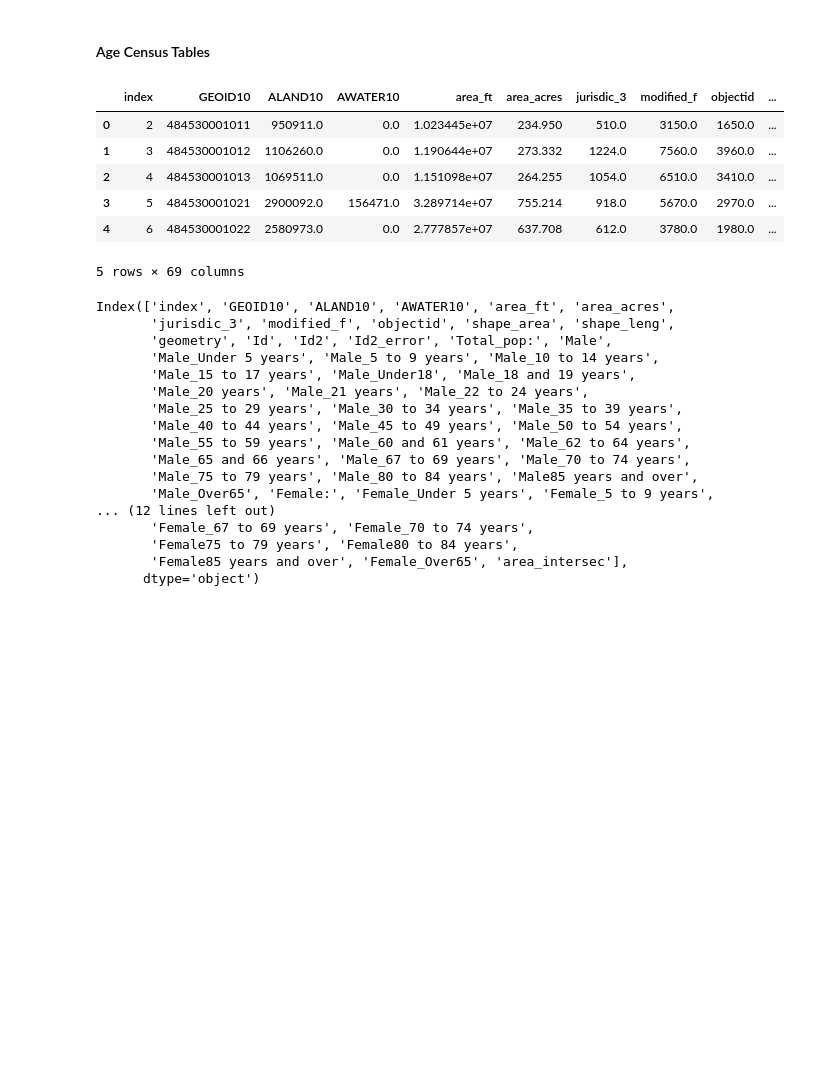
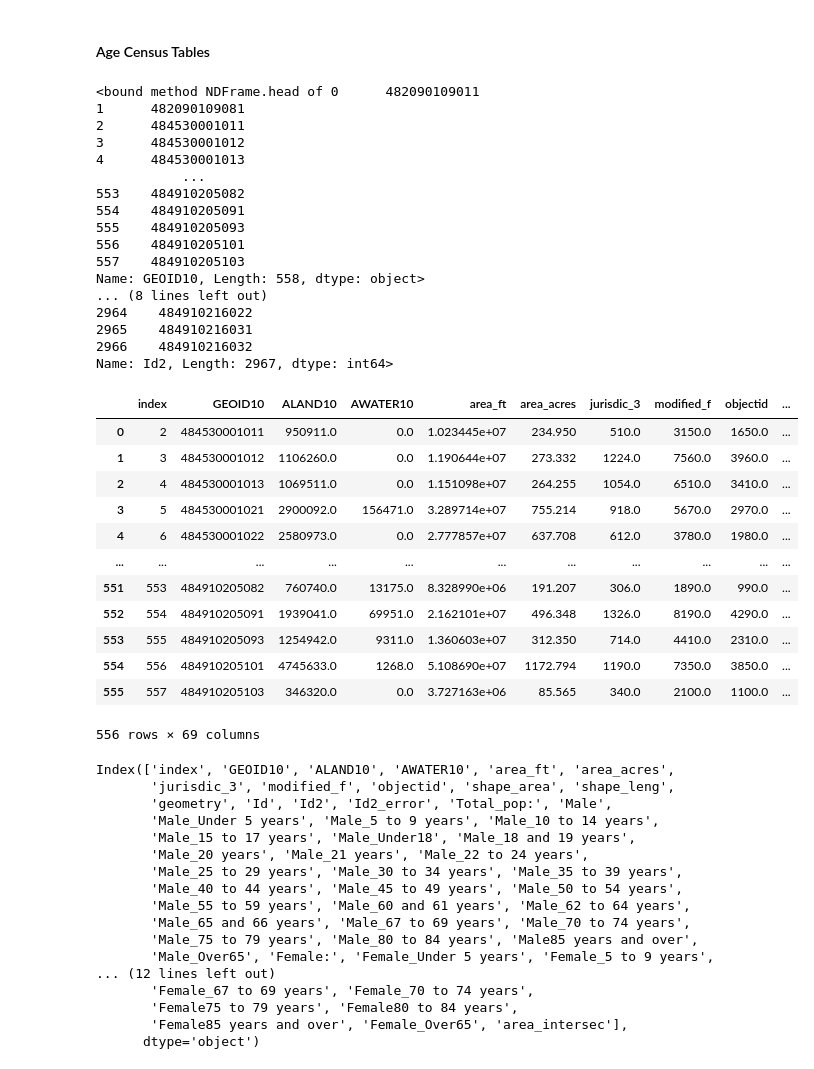
Before and after one commit to vsibarra/park-equity-atx, a Jupyter notebook: notebooks/1) Census Block Intersection with Study Area.ipynb, the cells around one changed output. Saved outputs shown, nothing was run; the diff lists cells and outputs as text; code cells hidden in the pictures; blank space fills up the shorter version.

```diff
--- a/notebooks/1) Census Block Intersection with Study Area.ipynb
+++ b/notebooks/1) Census Block Intersection with Study Area.ipynb
@@ -495,22 +506,25 @@ incomemerger.head()
 cbg = gpd.read_file(wd+"data/censusblockgroups/cbg.shp")
 agetable = pd.read_excel(wd+"data/censustables/ACS_17_5YR_age_sex.xlsx")
 
-cbgroups4 = cbg.copy()
+cbgroups = cbg.copy()
 age = agetable.copy()
-# print(cbgroups4['GEOID10'].head)
-# print(age['Id2'].head)
-
-age['Id2'] = age['Id2'].astype(str)
-
-agemerger = cbgroups4.merge(age, left_on='GEOID10', right_on='Id2', suffixes=('cbgroups4', 'age'))
-agemerger.crs
-agemerger['area_intersec'] = agemerger['geometry'].area
-agemerger.head()
+print(cbgroups4['GEOID10'].head)
+print(age['Id2'].head)
 # %% [output]
-|  | index | GEOID10 | ALAND10 | AWATER10 | area_ft | area_acres | jurisdic_3 | modified_f | objectid | ... |
-| 0 | 2 | 484530001011 | 950911.0 | 0.0 | 1.023445e+07 | 234.950 | 510.0 | 3150.0 | 1650.0 | ... |
-| 1 | 3 | 484530001012 | 1106260.0 | 0.0 | 1.190644e+07 | 273.332 | 1224.0 | 7560.0 | 3960.0 | ... |
-| 2 | 4 | 484530001013 | 1069511.0 | 0.0 | 1.151098e+07 | 264.255 | 1054.0 | 6510.0 | 3410.0 | ... |
-| 3 | 5 | 484530001021 | 2900092.0 | 156471.0 | 3.289714e+07 | 755.214 | 918.0 | 5670.0 | 2970.0 | ... |
-| 4 | 6 | 484530001022 | 2580973.0 | 0.0 | 2.777857e+07 | 637.708 | 612.0 | 3780.0 | 1980.0 | ... |
-5 rows × 69 columns
+<bound method NDFrame.head of 0      482090109011
+1      482090109081
+2      484530001011
+3      484530001012
+4      484530001013
+           ...
+553    484910205082
+554    484910205091
+555    484910205093
+556    484910205101
+557    484910205103
+Name: GEOID10, Length: 558, dtype: object>
+... (8 lines left out)
+2964    484910216022
+2965    484910216031
+2966    484910216032
+Name: Id2, Length: 2967, dtype: int64>
@@ -517,3 +533,22 @@ agemerger.head()
+# %%
+agemerger = cbgroups.merge(age, left_on='GEOID10', right_on='Id2', suffixes=('_cbgroups', '_age'))
+agemerger.crs
+agemerger['area_intersec'] = agemerger['geometry'].area
+agemerger
+# %% [output]
+|  | index | GEOID10 | ALAND10 | AWATER10 | area_ft | area_acres | jurisdic_3 | modified_f | objectid | ... |
+| 0 | 2 | 484530001011 | 950911.0 | 0.0 | 1.023445e+07 | 234.950 | 510.0 | 3150.0 | 1650.0 | ... |
+| 1 | 3 | 484530001012 | 1106260.0 | 0.0 | 1.190644e+07 | 273.332 | 1224.0 | 7560.0 | 3960.0 | ... |
+| 2 | 4 | 484530001013 | 1069511.0 | 0.0 | 1.151098e+07 | 264.255 | 1054.0 | 6510.0 | 3410.0 | ... |
+| 3 | 5 | 484530001021 | 2900092.0 | 156471.0 | 3.289714e+07 | 755.214 | 918.0 | 5670.0 | 2970.0 | ... |
+| 4 | 6 | 484530001022 | 2580973.0 | 0.0 | 2.777857e+07 | 637.708 | 612.0 | 3780.0 | 1980.0 | ... |
+| ... | ... | ... | ... | ... | ... | ... | ... | ... | ... | ... |
+| 551 | 553 | 484910205082 | 760740.0 | 13175.0 | 8.328990e+06 | 191.207 | 306.0 | 1890.0 | 990.0 | ... |
+| 552 | 554 | 484910205091 | 1939041.0 | 69951.0 | 2.162101e+07 | 496.348 | 1326.0 | 8190.0 | 4290.0 | ... |
+| 553 | 555 | 484910205093 | 1254942.0 | 9311.0 | 1.360603e+07 | 312.350 | 714.0 | 4410.0 | 2310.0 | ... |
+| 554 | 556 | 484910205101 | 4745633.0 | 1268.0 | 5.108690e+07 | 1172.794 | 1190.0 | 7350.0 | 3850.0 | ... |
+| 555 | 557 | 484910205103 | 346320.0 | 0.0 | 3.727163e+06 | 85.565 | 340.0 | 2100.0 | 1100.0 | ... |
+556 rows × 69 columns
 # %%
 # agemerger=agemerger.drop(['ALAND10', 'AWATER10', 'INTPTLAT10', 'INTPTLON10','city_name', 'jurisdicti',
 #                           'Id','Id2_error',], axis=1)
```
Also changed, not shown: parts of 9 cells of this notebook, 4 other files.
